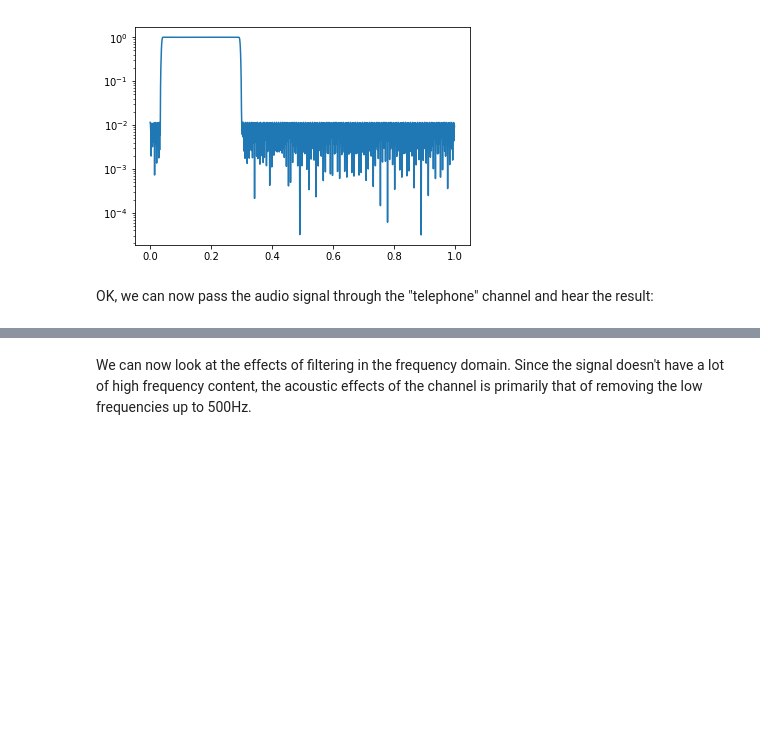
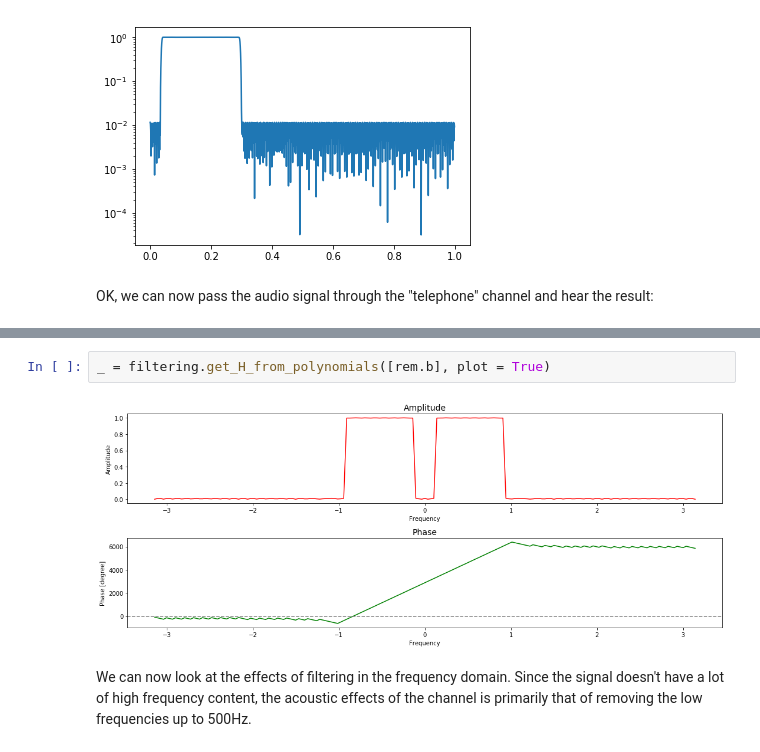
Before and after one commit to Wei1234c/Digital_Signal_Processing, a Jupyter notebook: notebooks/week8/The Telephone Channel.ipynb, the cells around one changed output, grey strips where cells are left out. Saved outputs shown, nothing was run; the diff lists cells and outputs as text; blank space fills up the shorter version.

```diff
--- a/notebooks/week8/The Telephone Channel.ipynb
+++ b/notebooks/week8/The Telephone Channel.ipynb
@@ -61,3 +89,7 @@ IPython.display.Audio(y, rate = SF)
+# %%
+_ = filtering.get_H_from_polynomials([rem.b], plot = True)
+# %% [output]
+[figure, added]
 # %% [markdown]
 We can now look at the effects of filtering in the frequency domain. Since the signal doesn't have a lot of high frequency content, the acoustic effects of the channel is primarily that of removing the low frequencies up to 500Hz.
 # %%
```
Also changed, not shown: parts of 3 cells of this notebook, 16 other files.
